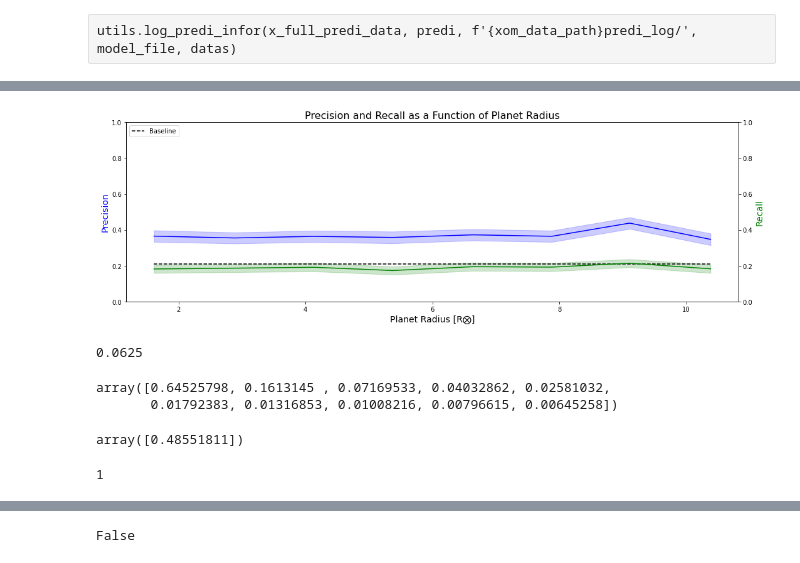
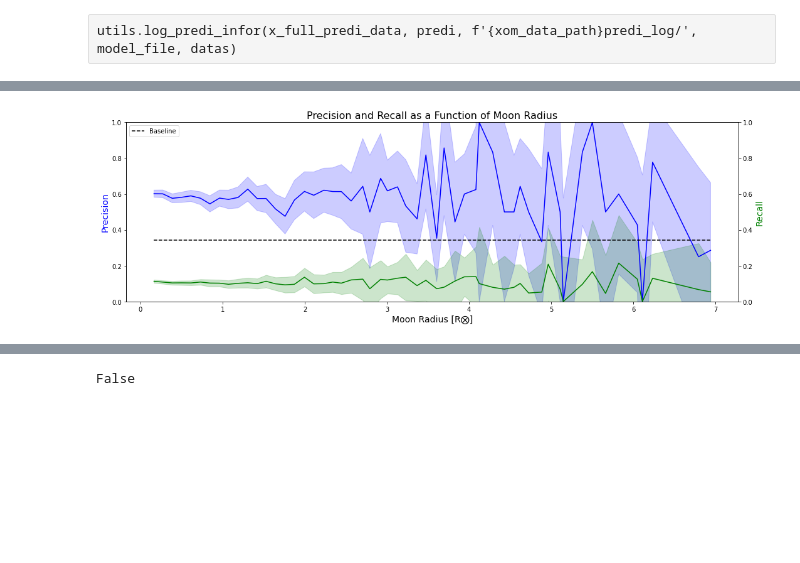
Before and after one commit to rfradkin/Exomoon_Detection, a Jupyter notebook: rnns/singl_model.ipynb, the cells around one changed output, grey strips where cells are left out. Cells and saved outputs as stored; diff of their text form; code cells hidden in the pictures; blank space fills up the shorter version.

```diff
--- a/rnns/singl_model.ipynb
+++ b/rnns/singl_model.ipynb
@@ -279,13 +299,13 @@ cutof = 0.25
 # %%
 utils.show_featu_preci_recal(x_full_predi_data,
                        predi,
                        y_predi_data,
                        cutof,
-                       featu='plane_radiu',
-                       bins=8,
+                       featu='moon_radiu',
+                       bins=60,
                        equal_width_bins=1,
                        stand_axis=True)
 # Possible third axis with AUC
 # AUC in red overplotted
 # %% [output]
-[figure, old version]
+[figure, new version]
@@ -296,17 +311,0 @@ prob /= np.sum(prob)
-# %%
-4**-2
-# %% [output]
-0.0625
-# %%
-prob
-# %% [output]
-array([0.64525798, 0.1613145 , 0.07169533, 0.04032862, 0.02581032,
-       0.01792383, 0.01316853, 0.01008216, 0.00796615, 0.00645258])
-# %%
-np.random.rand(1)
-# %% [output]
-array([0.48551811])
-# %%
-np.random.choice(arry, p=prob)
-# %% [output]
-1
```
Also changed, not shown: parts of 27 cells of this notebook, 4 other files.
